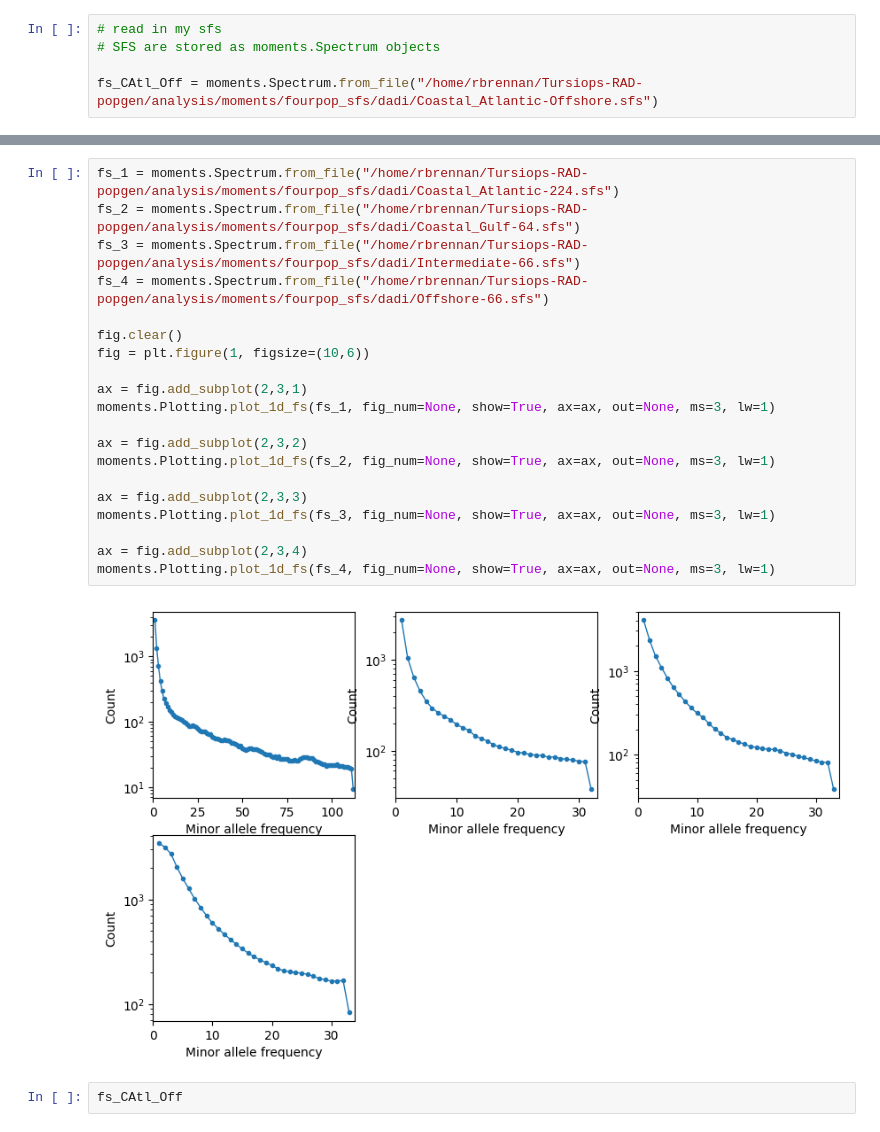
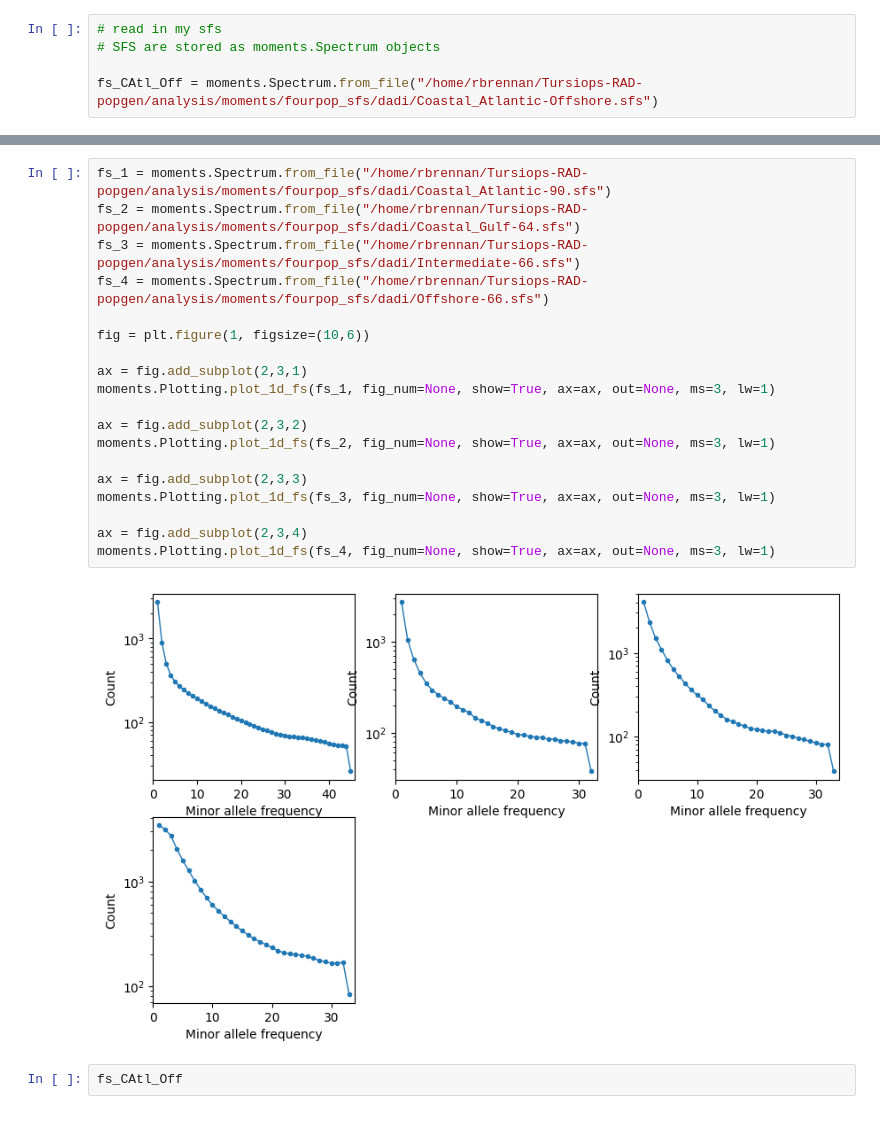
Before and after one commit to rsbrennan-NOAA/SEFSC-MMTD-Tursiops_RAD_popgen, a Jupyter notebook: scripts/demography/moments/moments_01.ipynb, the cells around one changed output, grey strips where cells are left out. Saved outputs shown, nothing was run; the diff lists cells and outputs as text.

Commit message:
initial moments run

```diff
--- a/scripts/demography/moments/moments_01.ipynb
+++ b/scripts/demography/moments/moments_01.ipynb
@@ -18,25 +21,24 @@ True
 # %%
-fs_1 = moments.Spectrum.from_file("/home/rbrennan/Tursiops-RAD-popgen/analysis/moments/fourpop_sfs/dadi/Coastal_Atlantic-224.sfs")
+fs_1 = moments.Spectrum.from_file("/home/rbrennan/Tursiops-RAD-popgen/analysis/moments/fourpop_sfs/dadi/Coastal_Atlantic-90.sfs")
 fs_2 = moments.Spectrum.from_file("/home/rbrennan/Tursiops-RAD-popgen/analysis/moments/fourpop_sfs/dadi/Coastal_Gulf-64.sfs")
 fs_3 = moments.Spectrum.from_file("/home/rbrennan/Tursiops-RAD-popgen/analysis/moments/fourpop_sfs/dadi/Intermediate-66.sfs")
 fs_4 = moments.Spectrum.from_file("/home/rbrennan/Tursiops-RAD-popgen/analysis/moments/fourpop_sfs/dadi/Offshore-66.sfs")
 
-fig.clear()
 fig = plt.figure(1, figsize=(10,6))
 
 ax = fig.add_subplot(2,3,1)
 moments.Plotting.plot_1d_fs(fs_1, fig_num=None, show=True, ax=ax, out=None, ms=3, lw=1)
 
 ax = fig.add_subplot(2,3,2)
 moments.Plotting.plot_1d_fs(fs_2, fig_num=None, show=True, ax=ax, out=None, ms=3, lw=1)
 
 ax = fig.add_subplot(2,3,3)
 moments.Plotting.plot_1d_fs(fs_3, fig_num=None, show=True, ax=ax, out=None, ms=3, lw=1)
 
 ax = fig.add_subplot(2,3,4)
 moments.Plotting.plot_1d_fs(fs_4, fig_num=None, show=True, ax=ax, out=None, ms=3, lw=1)
 # %% [output]
-[figure, old version]
+[figure, new version]
 # %%
 fs_CAtl_Off
 # %%
```
Also changed, not shown: parts of 9 cells of this notebook, 36 other files.
